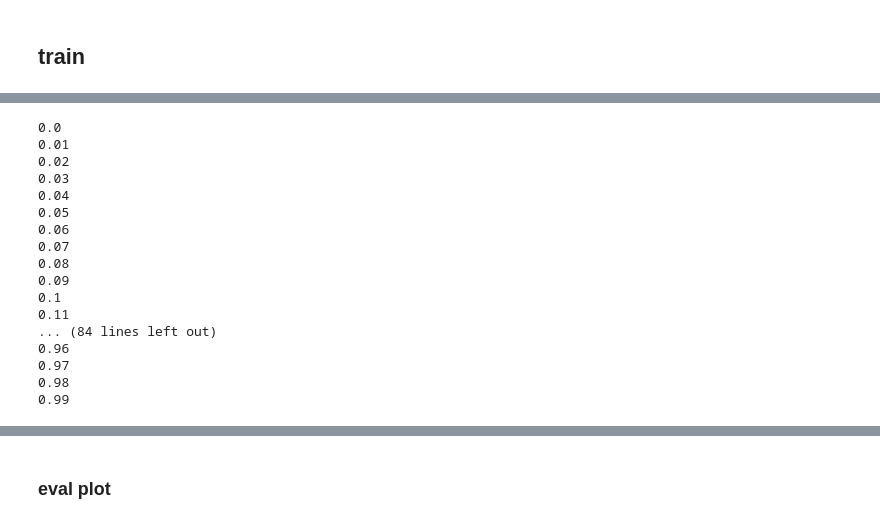
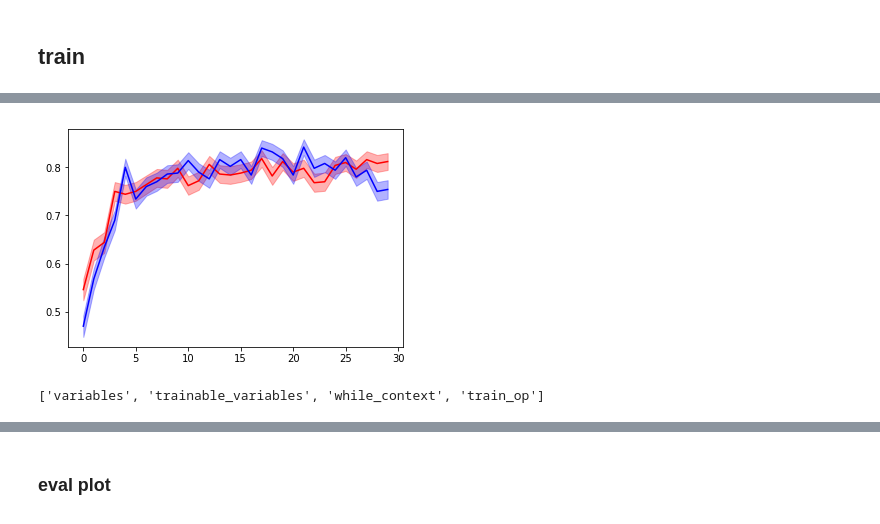
Before and after one commit to andrebeu/mrl, a Jupyter notebook: mrl.ipynb, the cells around one changed output, grey strips where cells are left out. Drawn from its saved outputs; the diff is of its cells as text; code cells hidden in the pictures.

```diff
--- a/mrl.ipynb
+++ b/mrl.ipynb
@@ -24,21 +51,18 @@ The autoreload extension is already loaded. To reload it, use:
+# %%
+eps = 500
+eval_r1 = agent.eval(eps,eval_bandit=np.array([0.2,0.8]))
+eval_r2 = agent.eval(eps,eval_bandit=np.array([0.8,0.2]))
+# %%
+cL = ['r','b']
+for idx,eval_r in enumerate([eval_r1,eval_r2]):
+  M = eval_r.mean(0)
+  S = eval_r.std(0)/np.sqrt(eps)
+  plt.plot(M,c=cL[idx])
+  plt.fill_between(np.arange(30),M-S,M+S,alpha=.3,color=cL[idx])
+# %% [output]
+[figure, added]
 # %%
-agent = MRLAgent(gamma=0.5)
-agent.train(30000)
+agent = MRLAgent(gamma=0.3,stsize=20)
+agent.graph.get_all_collection_keys()
 # %% [output]
-0.0
-0.01
-0.02
-0.03
-0.04
-0.05
-0.06
-0.07
-0.08
-0.09
-0.1
-0.11
-... (84 lines left out)
-0.96
-0.97
-0.98
-0.99
+['variables', 'trainable_variables', 'while_context', 'train_op']
```
Also changed, not shown: parts of 6 cells of this notebook, 6 other files.
